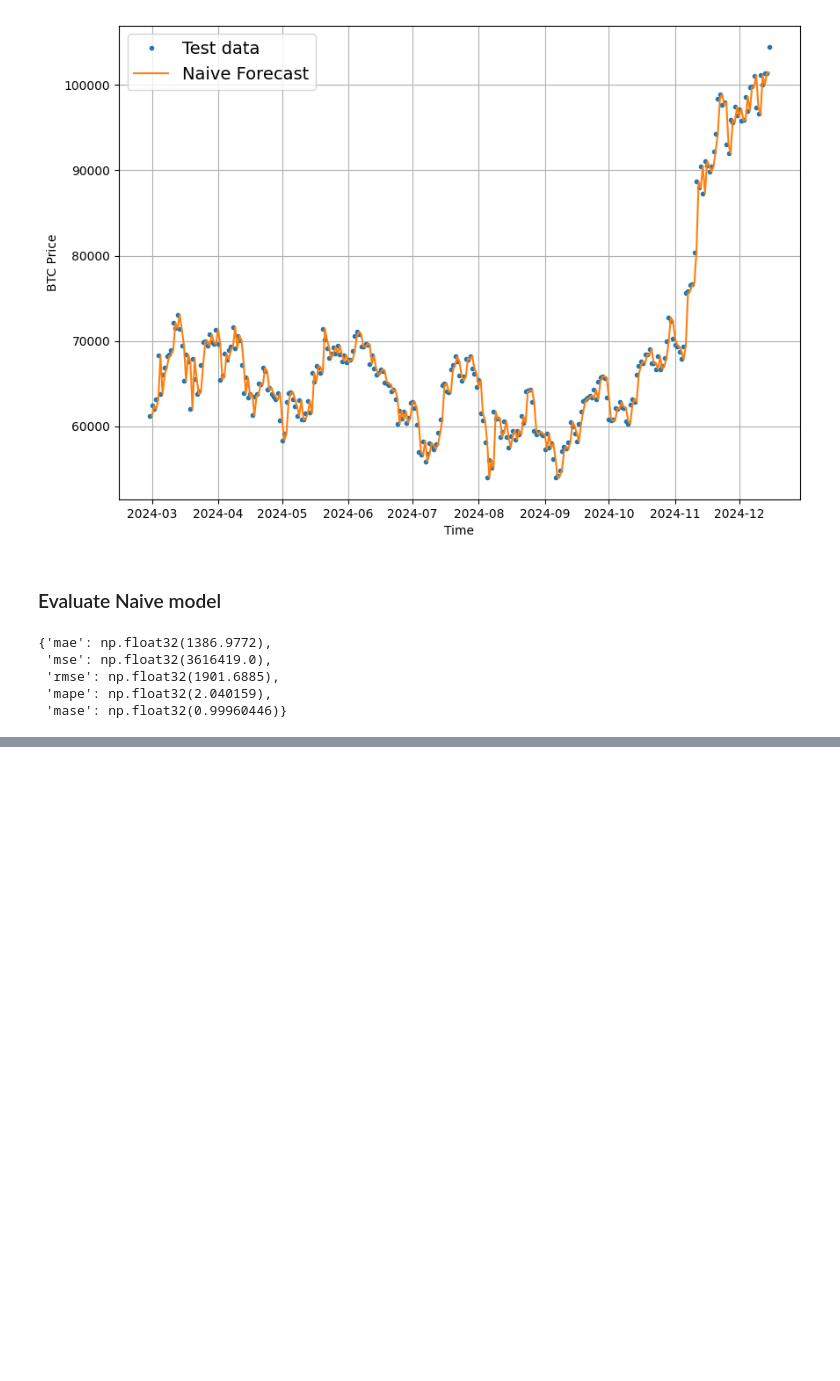
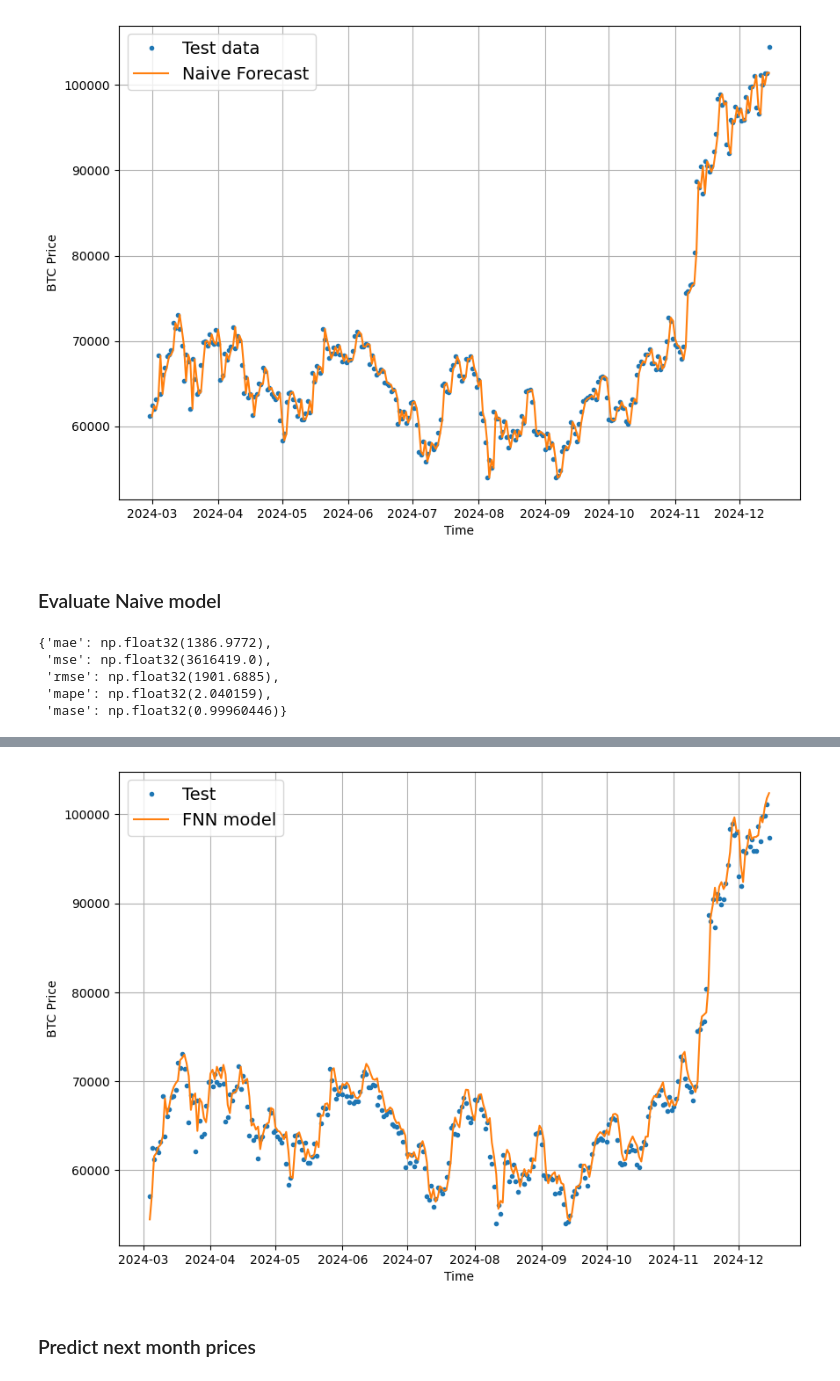
Before and after one commit to davydantoniuk/btc-timeseries-forecasting, a Jupyter notebook: btc_forecast.ipynb, the cells around one changed output, grey strips where cells are left out. Drawn from its saved outputs; the diff is of its cells as text; code cells hidden in the pictures; blank space fills up the shorter version.

Commit message:
FNN model and future forecast

```diff
--- a/btc_forecast.ipynb
+++ b/btc_forecast.ipynb
@@ -72,0 +77,8 @@ results
+# %%
+import importlib
+import functions
+importlib.reload(functions)
+from functions import make_windows, make_train_test_splits
+# Make windowed data with appropriate horizon and window sizes
+full_windows, full_labels = make_windows(prices, window_size=30, horizon=7)
+train_windows, test_windows, train_labels, test_labels = make_train_test_splits(full_windows, full_labels, test_split=0.1)
@@ -72,0 +115,3 @@ results
+# %%
+fnn_model = tf.keras.models.load_model("models/fnn_model.keras")
+fnn_model.evaluate(test_windows, test_labels)
@@ -72,0 +121,8 @@ results
+# %%
+import importlib
+import functions
+importlib.reload(functions)
+from functions import make_preds, evaluate_preds
+fnn_preds = make_preds(fnn_model, test_windows)
+fnn_results = evaluate_preds(y_true=test_labels, y_pred=fnn_preds)
+fnn_results
@@ -72,0 +136,14 @@ results
+# %%
+plt.figure(figsize=(10,7))
+plot_time_series(timesteps=X_test[-len(test_windows):],
+                 values=test_labels[:,0],
+                 format=".",
+                 label="Test")
+plot_time_series(timesteps=X_test[-len(test_windows):],
+                 values=tf.reduce_mean(fnn_preds,axis=1),
+                 format="-",
+                 label="FNN model")
+# %% [output]
+[figure, added]
+# %% [markdown]
+### Predict next month prices
```
Also changed, not shown: parts of 10 cells of this notebook.
